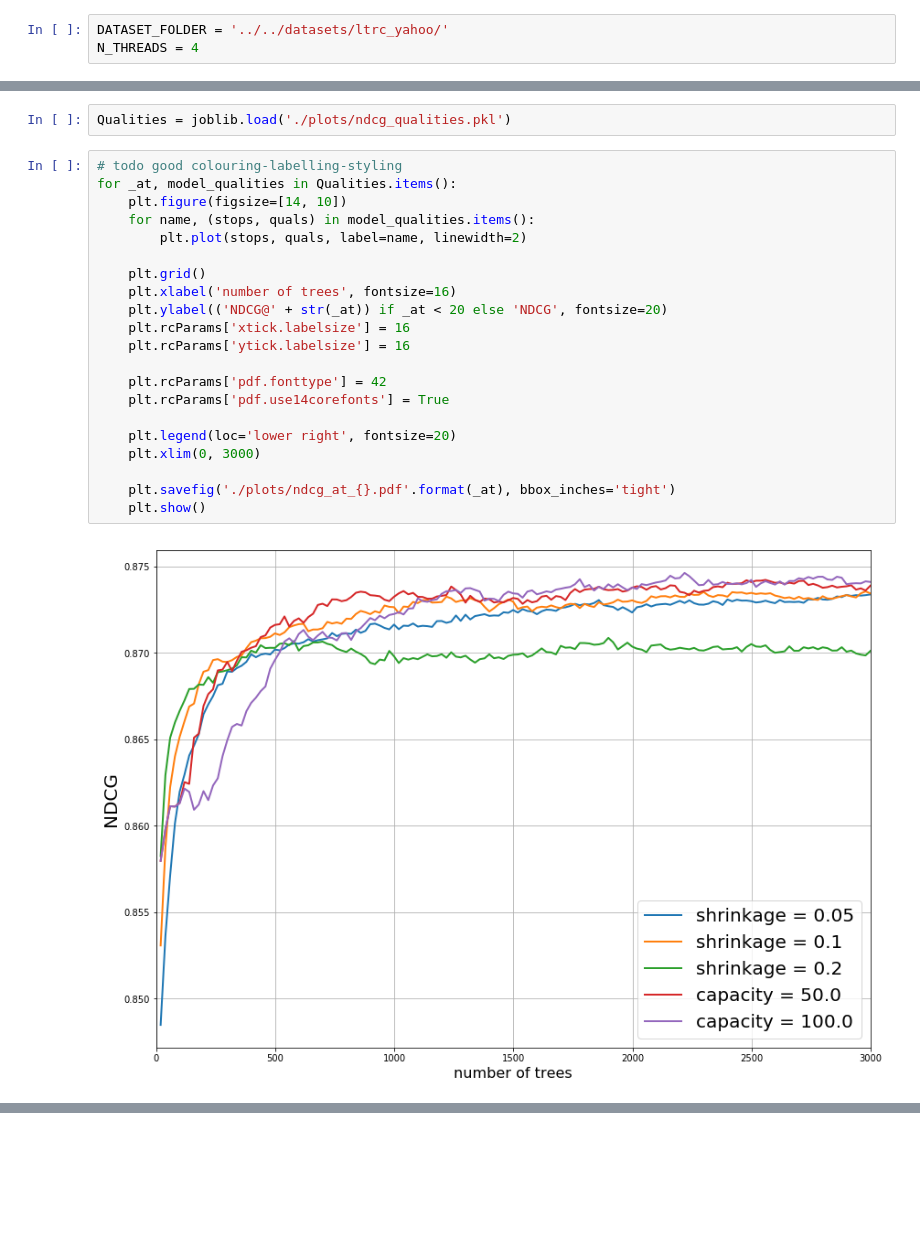
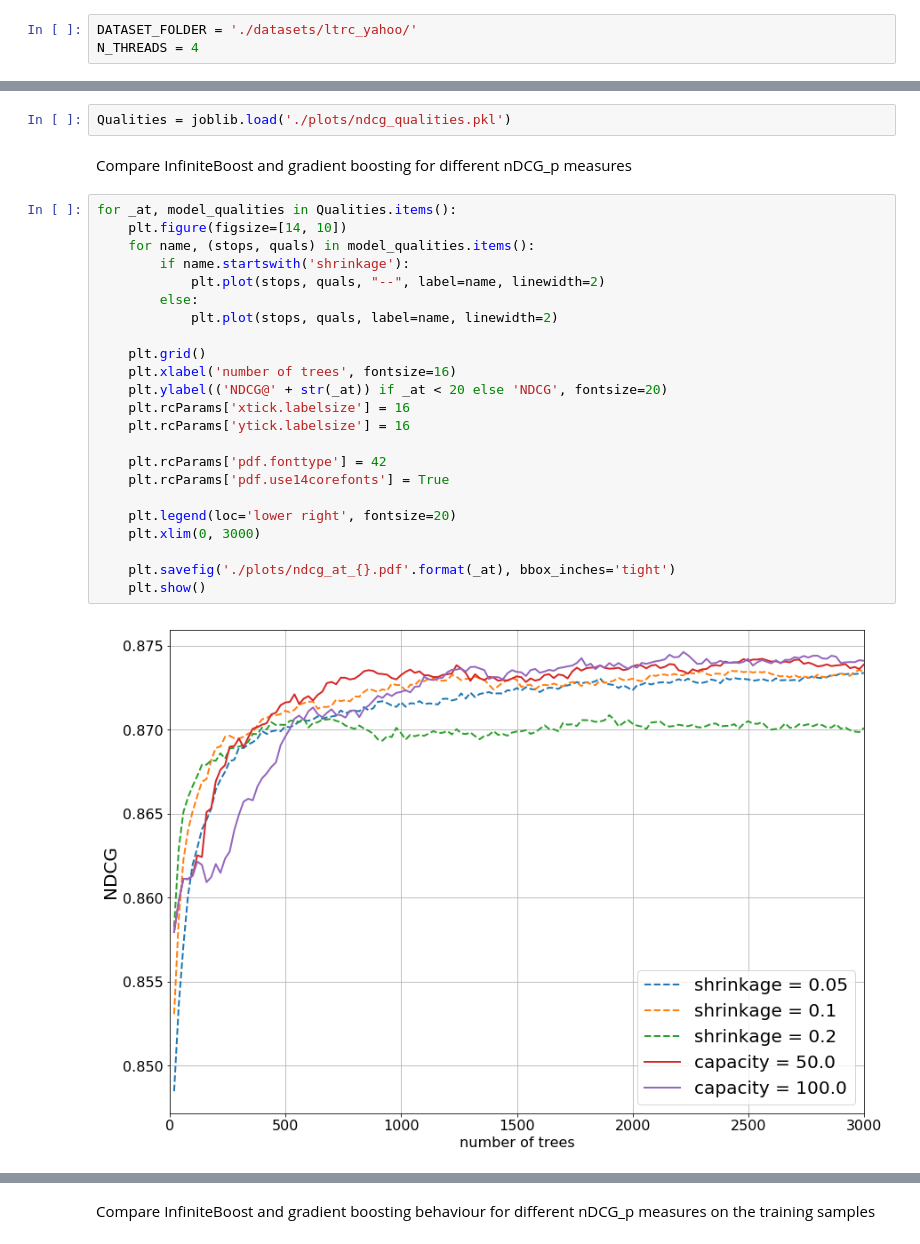
Before and after one commit to arogozhnikov/infiniteboost, a Jupyter notebook: research/3-vsBoosting-Ranking.ipynb, the cells around one changed output, grey strips where cells are left out. Drawn from its saved outputs; the diff is of its cells as text; blank space fills up the shorter version.

Commit message:
review: add docs and fix dataset folder, rename some vars, fix plots saving separate for training and test samples; change plotting of gradient boosting to '--' lines.

```diff
--- a/research/3-vsBoosting-Ranking.ipynb
+++ b/research/3-vsBoosting-Ranking.ipynb
@@ -3,5 +7,5 @@
 # %%
-DATASET_FOLDER = '../../datasets/ltrc_yahoo/'
+DATASET_FOLDER = './datasets/ltrc_yahoo/'
 N_THREADS = 4
 # %%
 %matplotlib inline
@@ -115,31 +128,37 @@ joblib.dump(compute_qualities(rank_models, bin_trainX, trainY, train_qid),
 ['./plots/ndcg_qualities_train.pkl']
 # %%
 Qualities = joblib.load('./plots/ndcg_qualities.pkl')
+# %% [markdown]
+Compare InfiniteBoost and gradient boosting for different nDCG_p measures
 # %%
-# todo good colouring-labelling-styling
 for _at, model_qualities in Qualities.items():
     plt.figure(figsize=[14, 10])
     for name, (stops, quals) in model_qualities.items():
-        plt.plot(stops, quals, label=name, linewidth=2)
+        if name.startswith('shrinkage'):
+            plt.plot(stops, quals, "--", label=name, linewidth=2)
+        else:
+            plt.plot(stops, quals, label=name, linewidth=2)
 
     plt.grid()
     plt.xlabel('number of trees', fontsize=16)
     plt.ylabel(('NDCG@' + str(_at)) if _at < 20 else 'NDCG', fontsize=20)
     plt.rcParams['xtick.labelsize'] = 16
     plt.rcParams['ytick.labelsize'] = 16
 
     plt.rcParams['pdf.fonttype'] = 42
     plt.rcParams['pdf.use14corefonts'] = True
 
     plt.legend(loc='lower right', fontsize=20)
     plt.xlim(0, 3000)
 
     plt.savefig('./plots/ndcg_at_{}.pdf'.format(_at), bbox_inches='tight')
     plt.show()
 # %% [output]
-[figure, old version]
+[figure, new version]
 [figure]
 [figure]
 [figure]
 [figure]
+# %% [markdown]
+Compare InfiniteBoost and gradient boosting behaviour for different nDCG_p measures on the training samples
 # %%
```
Also changed, not shown: parts of 12 cells of this notebook, 10 other files.
